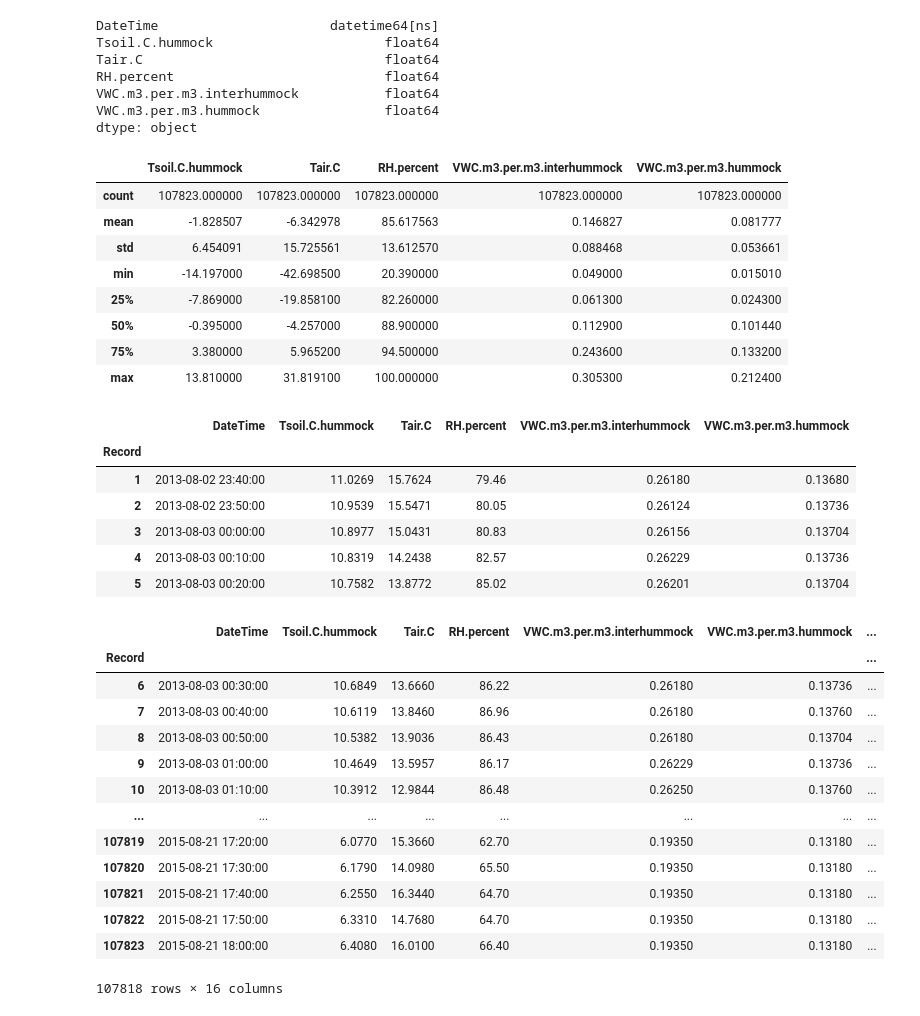
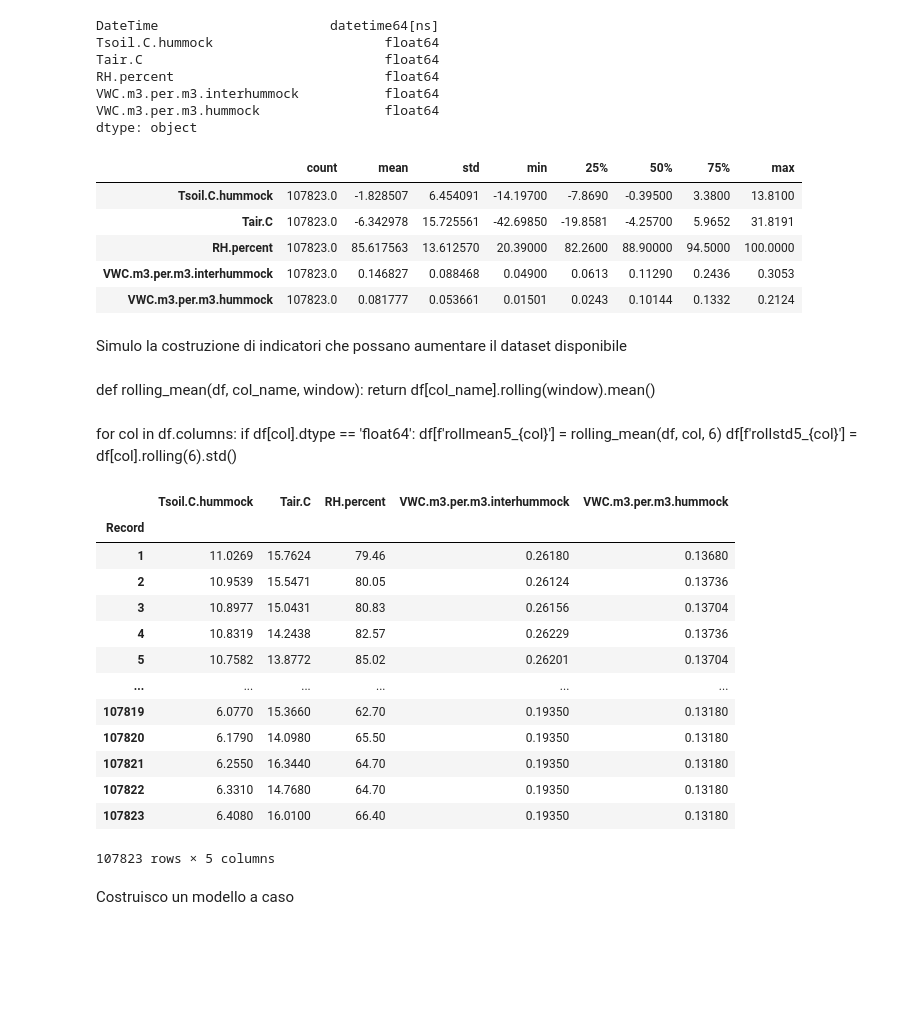
Before and after one commit to ixplog/tentative_agri_proj, a Jupyter notebook: notebooks/data_exploration.ipynb, the cells around one changed output. Cells and saved outputs as stored; diff of their text form; code cells hidden in the pictures; blank space fills up the shorter version.

```diff
--- a/notebooks/data_exploration.ipynb
+++ b/notebooks/data_exploration.ipynb
@@ -51,24 +31,11 @@ VWC.m3.per.m3.interhummock           float64
 VWC.m3.per.m3.hummock                float64
 dtype: object
 # %%
-df.drop(['DateTime'], axis=1).describe()
+df.drop(['DateTime'], axis=1).describe().transpose()
 # %% [output]
-|  | Tsoil.C.hummock | Tair.C | RH.percent | VWC.m3.per.m3.interhummock | VWC.m3.per.m3.hummock |
-| count | 107823.000000 | 107823.000000 | 107823.000000 | 107823.000000 | 107823.000000 |
-| mean | -1.828507 | -6.342978 | 85.617563 | 0.146827 | 0.081777 |
-| std | 6.454091 | 15.725561 | 13.612570 | 0.088468 | 0.053661 |
-| min | -14.197000 | -42.698500 | 20.390000 | 0.049000 | 0.015010 |
-| 25% | -7.869000 | -19.858100 | 82.260000 | 0.061300 | 0.024300 |
-| 50% | -0.395000 | -4.257000 | 88.900000 | 0.112900 | 0.101440 |
-| 75% | 3.380000 | 5.965200 | 94.500000 | 0.243600 | 0.133200 |
-| max | 13.810000 | 31.819100 | 100.000000 | 0.305300 | 0.212400 |
+|  | count | mean | std | min | 25% | 50% | 75% | max |
+| Tsoil.C.hummock | 107823.0 | -1.828507 | 6.454091 | -14.19700 | -7.8690 | -0.39500 | 3.3800 | 13.8100 |
+| Tair.C | 107823.0 | -6.342978 | 15.725561 | -42.69850 | -19.8581 | -4.25700 | 5.9652 | 31.8191 |
+| RH.percent | 107823.0 | 85.617563 | 13.612570 | 20.39000 | 82.2600 | 88.90000 | 94.5000 | 100.0000 |
+| VWC.m3.per.m3.interhummock | 107823.0 | 0.146827 | 0.088468 | 0.04900 | 0.0613 | 0.11290 | 0.2436 | 0.3053 |
+| VWC.m3.per.m3.hummock | 107823.0 | 0.081777 | 0.053661 | 0.01501 | 0.0243 | 0.10144 | 0.1332 | 0.2124 |
-# %%
-df.head()
-# %% [output]
-|  | DateTime | Tsoil.C.hummock | Tair.C | RH.percent | VWC.m3.per.m3.interhummock | VWC.m3.per.m3.hummock |
-| Record |  |  |  |  |  |  |
-| 1 | 2013-08-02 23:40:00 | 11.0269 | 15.7624 | 79.46 | 0.26180 | 0.13680 |
-| 2 | 2013-08-02 23:50:00 | 10.9539 | 15.5471 | 80.05 | 0.26124 | 0.13736 |
-| 3 | 2013-08-03 00:00:00 | 10.8977 | 15.0431 | 80.83 | 0.26156 | 0.13704 |
-| 4 | 2013-08-03 00:10:00 | 10.8319 | 14.2438 | 82.57 | 0.26229 | 0.13736 |
-| 5 | 2013-08-03 00:20:00 | 10.7582 | 13.8772 | 85.02 | 0.26201 | 0.13704 |
@@ -78,25 +42,32 @@ def rolling_mean(df, col_name, window):
-# %%
-for col in df.columns:
-    if df[col].dtype == 'float64':
-        df[f'rollmean5_{col}'] = rolling_mean(df, col, 6)
-        df[f'rollstd5_{col}'] = df[col].rolling(6).std()
+# %% [markdown]
+Simulo la costruzione di indicatori che possano aumentare il dataset disponibile
+# %% [markdown]
+def rolling_mean(df, col_name, window):
+    return df[col_name].rolling(window).mean()
+# %% [markdown]
+for col in df.columns:
+    if df[col].dtype == 'float64':
+        df[f'rollmean5_{col}'] = rolling_mean(df, col, 6)
+        df[f'rollstd5_{col}'] = df[col].rolling(6).std()
 # %%
-df.dropna()
+df.dropna().drop(["DateTime"], axis=1)
 # %% [output]
-|  | DateTime | Tsoil.C.hummock | Tair.C | RH.percent | VWC.m3.per.m3.interhummock | VWC.m3.per.m3.hummock | ... |
-| Record |  |  |  |  |  |  | ... |
-| 6 | 2013-08-03 00:30:00 | 10.6849 | 13.6660 | 86.22 | 0.26180 | 0.13736 | ... |
-| 7 | 2013-08-03 00:40:00 | 10.6119 | 13.8460 | 86.96 | 0.26180 | 0.13760 | ... |
-| 8 | 2013-08-03 00:50:00 | 10.5382 | 13.9036 | 86.43 | 0.26180 | 0.13704 | ... |
-| 9 | 2013-08-03 01:00:00 | 10.4649 | 13.5957 | 86.17 | 0.26229 | 0.13736 | ... |
-| 10 | 2013-08-03 01:10:00 | 10.3912 | 12.9844 | 86.48 | 0.26250 | 0.13760 | ... |
-| ... | ... | ... | ... | ... | ... | ... | ... |
-| 107819 | 2015-08-21 17:20:00 | 6.0770 | 15.3660 | 62.70 | 0.19350 | 0.13180 | ... |
-| 107820 | 2015-08-21 17:30:00 | 6.1790 | 14.0980 | 65.50 | 0.19350 | 0.13180 | ... |
-| 107821 | 2015-08-21 17:40:00 | 6.2550 | 16.3440 | 64.70 | 0.19350 | 0.13180 | ... |
-| 107822 | 2015-08-21 17:50:00 | 6.3310 | 14.7680 | 64.70 | 0.19350 | 0.13180 | ... |
-| 107823 | 2015-08-21 18:00:00 | 6.4080 | 16.0100 | 66.40 | 0.19350 | 0.13180 | ... |
+|  | Tsoil.C.hummock | Tair.C | RH.percent | VWC.m3.per.m3.interhummock | VWC.m3.per.m3.hummock |
+| Record |  |  |  |  |  |
+| 1 | 11.0269 | 15.7624 | 79.46 | 0.26180 | 0.13680 |
+| 2 | 10.9539 | 15.5471 | 80.05 | 0.26124 | 0.13736 |
+| 3 | 10.8977 | 15.0431 | 80.83 | 0.26156 | 0.13704 |
+| 4 | 10.8319 | 14.2438 | 82.57 | 0.26229 | 0.13736 |
+| 5 | 10.7582 | 13.8772 | 85.02 | 0.26201 | 0.13704 |
+| ... | ... | ... | ... | ... | ... |
+| 107819 | 6.0770 | 15.3660 | 62.70 | 0.19350 | 0.13180 |
+| 107820 | 6.1790 | 14.0980 | 65.50 | 0.19350 | 0.13180 |
+| 107821 | 6.2550 | 16.3440 | 64.70 | 0.19350 | 0.13180 |
+| 107822 | 6.3310 | 14.7680 | 64.70 | 0.19350 | 0.13180 |
+| 107823 | 6.4080 | 16.0100 | 66.40 | 0.19350 | 0.13180 |
-107818 rows × 16 columns
+107823 rows × 5 columns
+# %% [markdown]
+Costruisco un modello a caso
 # %%
 import tensorflow as tf
 # %% [output]
```
Also changed, not shown: parts of 25 cells of this notebook, 2 other files.
